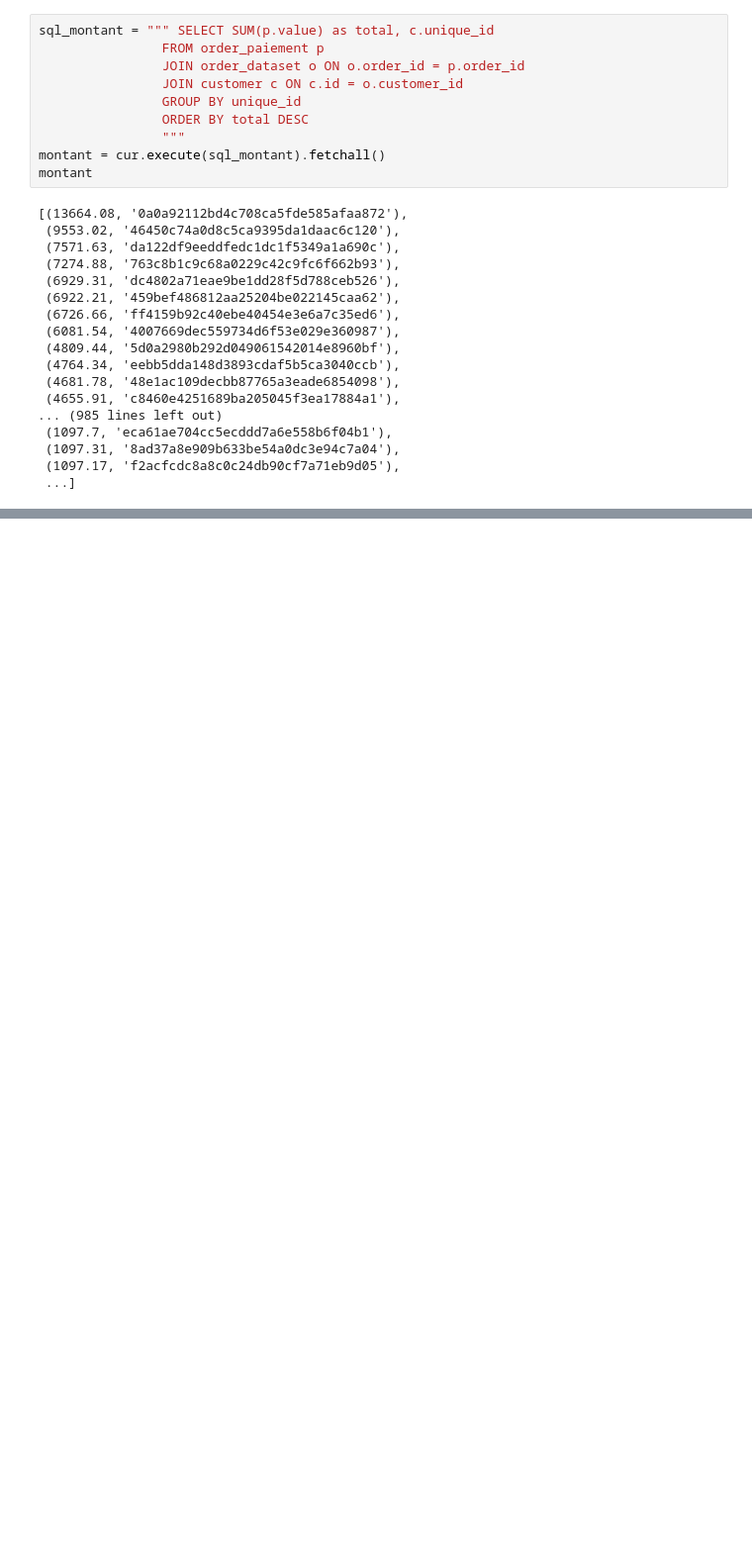
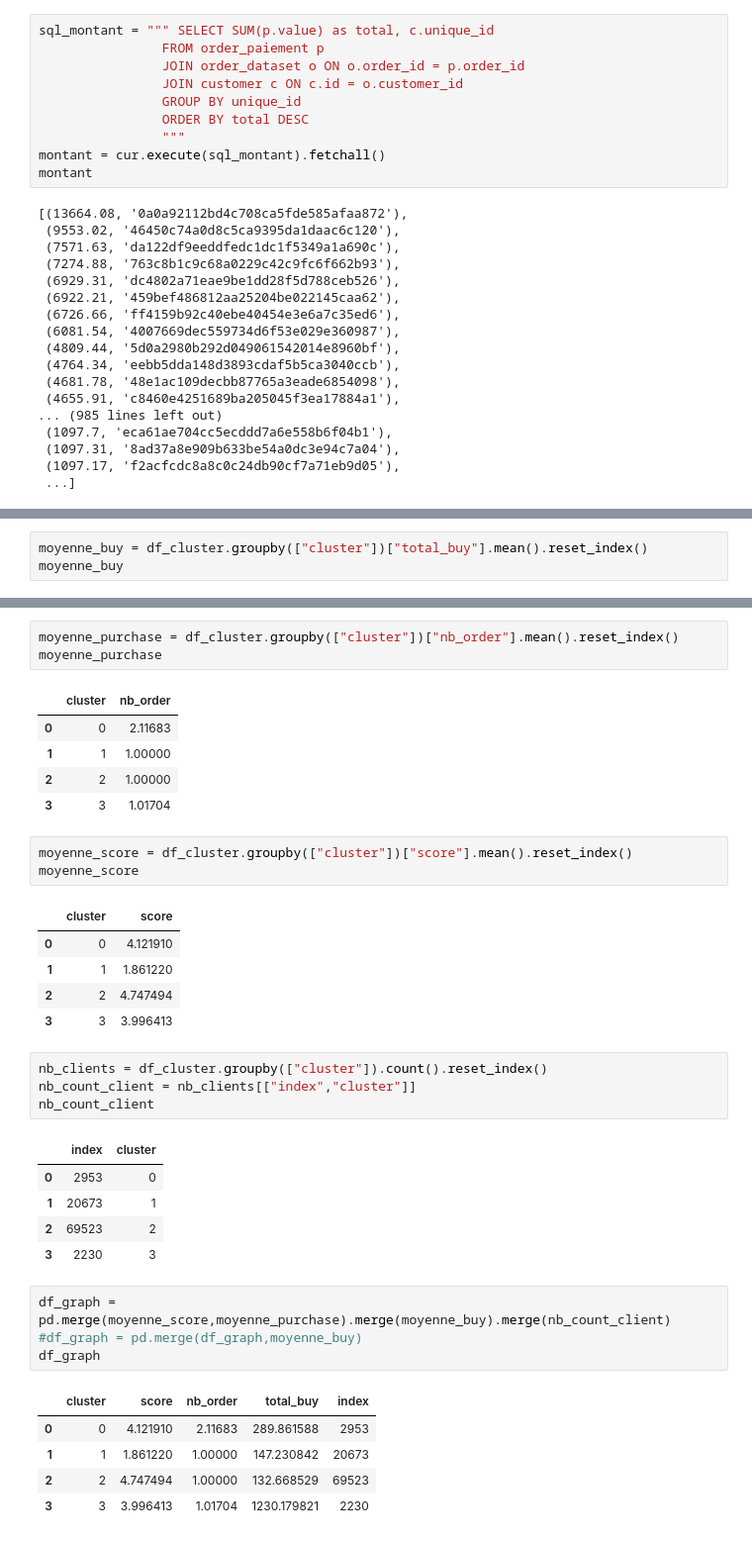
Before and after one commit to Justine-league/LA-DATA-DREAM-TEAM-equipe-justine, a Jupyter notebook: segmentation_RFM.ipynb, the cells around one changed output, grey strips where cells are left out. Shown at 99% size. Drawn from its saved outputs; the diff is of its cells as text; blank space fills up the shorter version.

```diff
--- a/segmentation_RFM.ipynb
+++ b/segmentation_RFM.ipynb
@@ -95,0 +217,3 @@ montant
+# %%
+moyenne_buy = df_cluster.groupby(["cluster"])["total_buy"].mean().reset_index()
+moyenne_buy
@@ -95,0 +226,38 @@ montant
+# %%
+moyenne_purchase = df_cluster.groupby(["cluster"])["nb_order"].mean().reset_index()
+moyenne_purchase
+# %% [output]
+|  | cluster | nb_order |
+| 0 | 0 | 2.11683 |
+| 1 | 1 | 1.00000 |
+| 2 | 2 | 1.00000 |
+| 3 | 3 | 1.01704 |
+# %%
+moyenne_score = df_cluster.groupby(["cluster"])["score"].mean().reset_index()
+moyenne_score
+# %% [output]
+|  | cluster | score |
+| 0 | 0 | 4.121910 |
+| 1 | 1 | 1.861220 |
+| 2 | 2 | 4.747494 |
+| 3 | 3 | 3.996413 |
+# %%
+nb_clients = df_cluster.groupby(["cluster"]).count().reset_index()
+nb_count_client = nb_clients[["index","cluster"]]
+nb_count_client
+# %% [output]
+|  | index | cluster |
+| 0 | 2953 | 0 |
+| 1 | 20673 | 1 |
+| 2 | 69523 | 2 |
+| 3 | 2230 | 3 |
+# %%
+df_graph = pd.merge(moyenne_score,moyenne_purchase).merge(moyenne_buy).merge(nb_count_client)
+#df_graph = pd.merge(df_graph,moyenne_buy)
+df_graph
+# %% [output]
+|  | cluster | score | nb_order | total_buy | index |
+| 0 | 0 | 4.121910 | 2.11683 | 289.861588 | 2953 |
+| 1 | 1 | 1.861220 | 1.00000 | 147.230842 | 20673 |
+| 2 | 2 | 4.747494 | 1.00000 | 132.668529 | 69523 |
+| 3 | 3 | 3.996413 | 1.01704 | 1230.179821 | 2230 |
```
Also changed, not shown: parts of 11 cells of this notebook, 19 other files.
